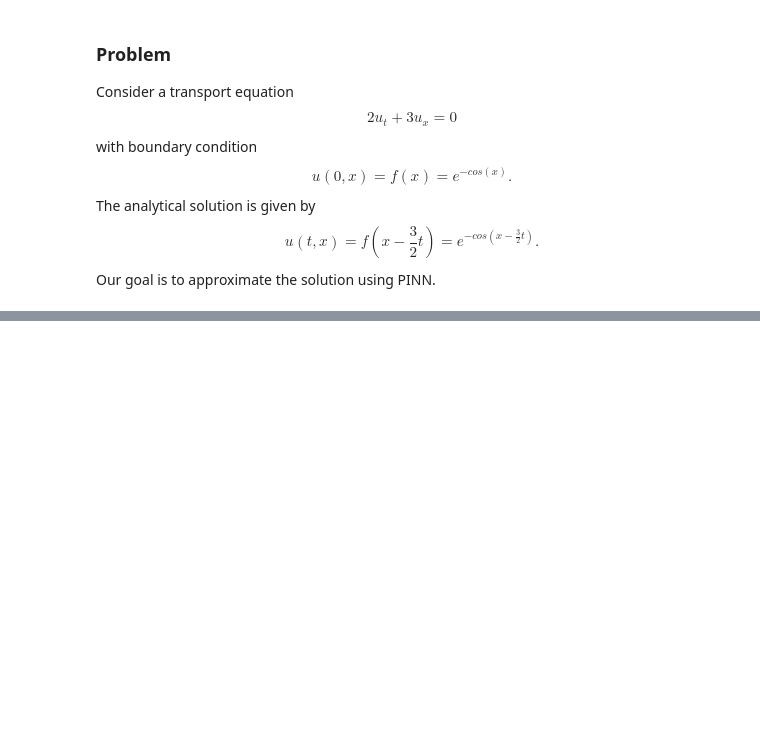
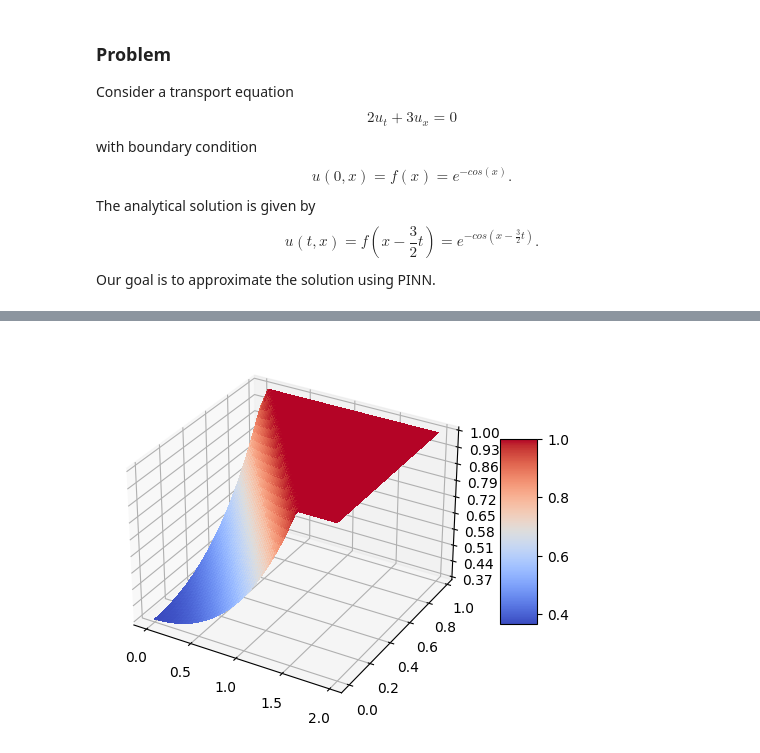
Before and after one commit to levi0206/PINNs, a Jupyter notebook: simple_pinn.ipynb, the cells around one changed output, grey strips where cells are left out. Drawn from its saved outputs; the diff is of its cells as text; code cells hidden in the pictures; blank space fills up the shorter version.

```diff
--- a/simple_pinn.ipynb
+++ b/simple_pinn.ipynb
@@ -45,0 +110,35 @@ optimizer = torch.optim.Adam(model.parameters())
+# %%
+from mpl_toolkits.mplot3d import Axes3D
+import matplotlib.pyplot as plt
+from matplotlib import cm
+from matplotlib.ticker import LinearLocator, FormatStrFormatter
+import numpy as np
+
+fig = plt.figure()
+ax = plt.axes(projection='3d')
+
+
+x=np.arange(0,2,0.02)
+t=np.arange(0,1,0.02)
+ms_x, ms_t = np.meshgrid(x, t)
+x = np.ravel(ms_x).reshape(-1,1)
+t = np.ravel(ms_t).reshape(-1,1)
+
+pt_x = torch.tensor(x, requires_grad=True).float()
+pt_t = torch.tensor(t, requires_grad=True).float()
+pt_u = model(pt_x,pt_t)
+u=pt_u.data.cpu().numpy()
+ms_u = u.reshape(ms_x.shape)
+
+surf = ax.plot_surface(ms_x,ms_t,ms_u, cmap=cm.coolwarm,linewidth=0, antialiased=False)
+
+
+
+ax.zaxis.set_major_locator(LinearLocator(10))
+ax.zaxis.set_major_formatter(FormatStrFormatter('%.02f'))
+
+fig.colorbar(surf, shrink=0.5, aspect=5)
+
+plt.show()
+# %% [output]
+[figure, added]
```
Also changed, not shown: parts of 3 cells of this notebook.
